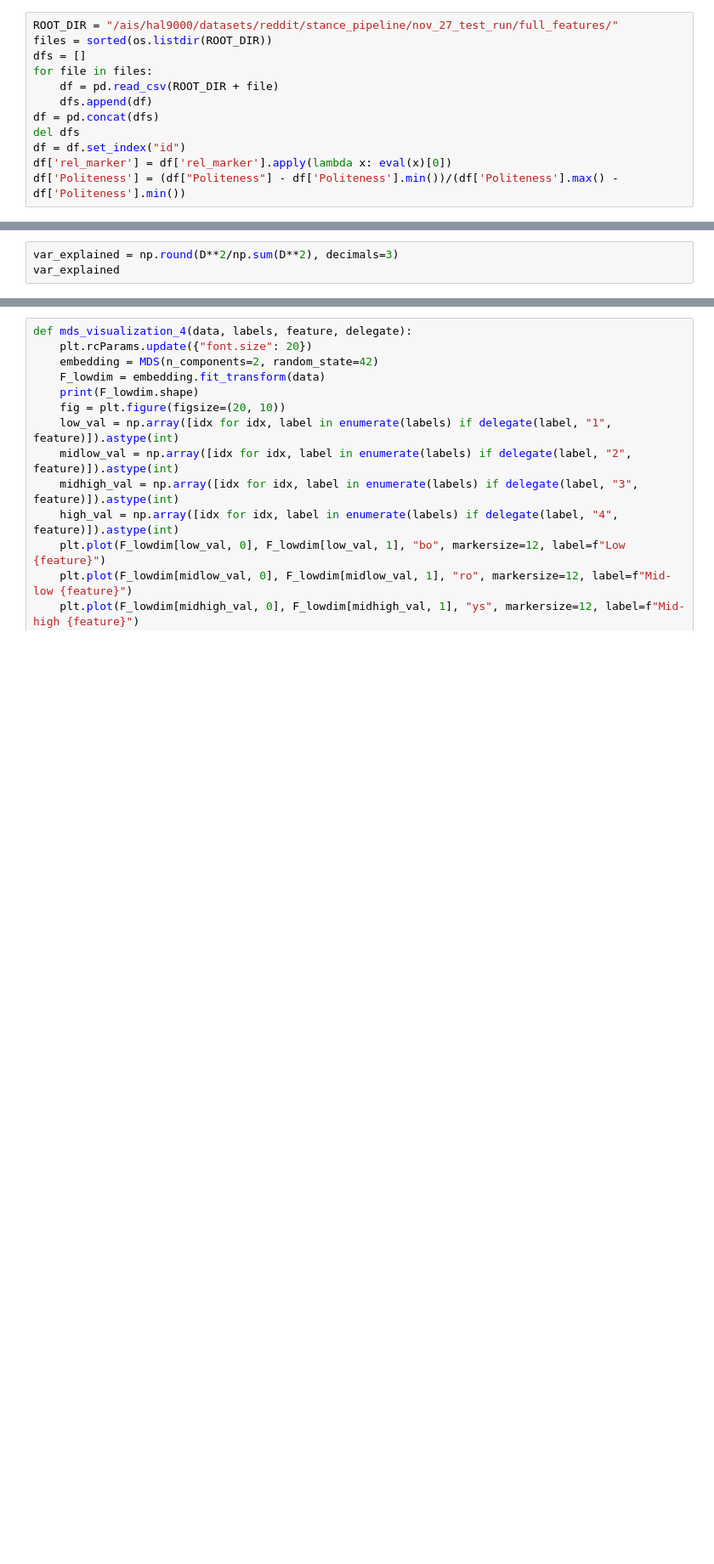
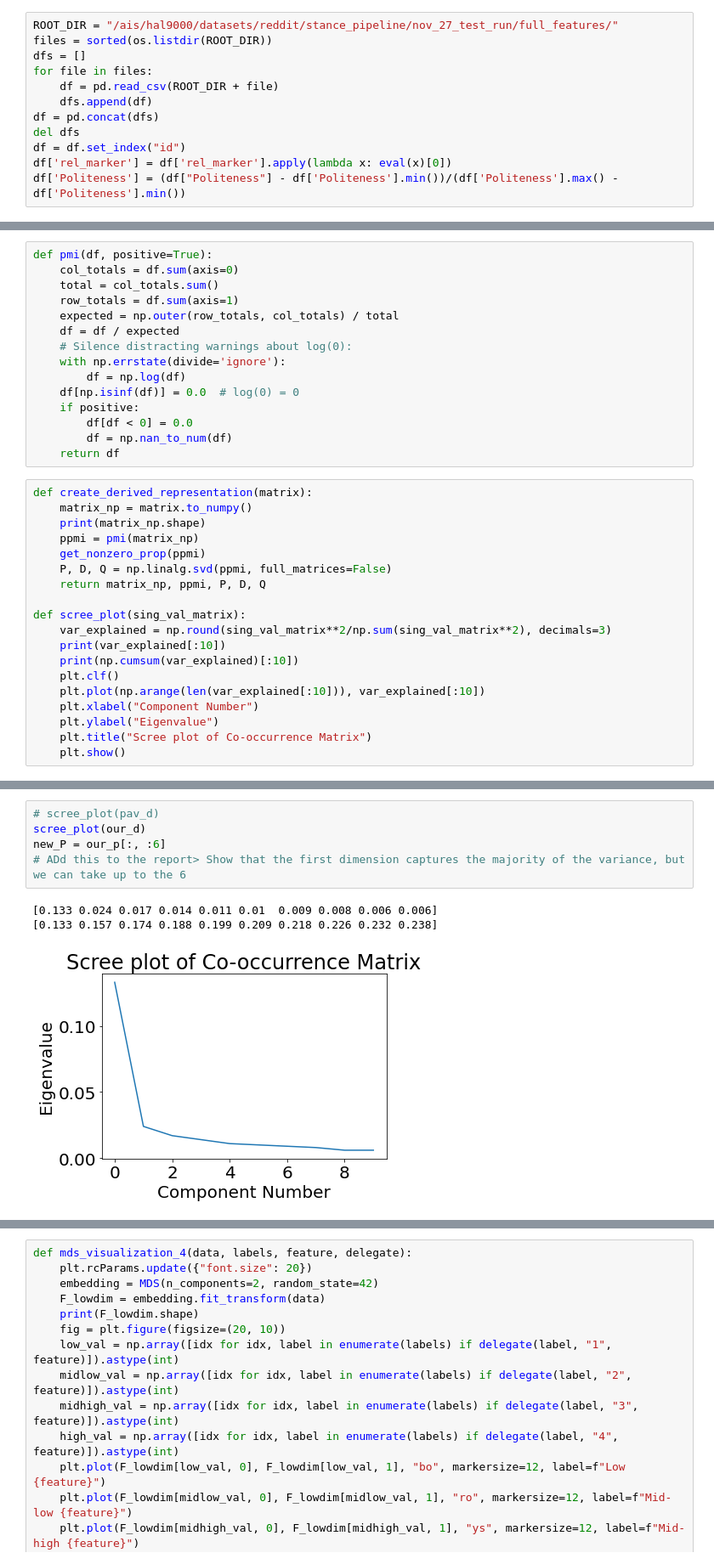
Before and after one commit to jaikaggarwal/stancetaking, a Jupyter notebook: semantic_space/test_clustering.ipynb, the cells around one changed output, grey strips where cells are left out. Shown: that part at 85% size. Drawn from its saved outputs; the diff is of its cells as text; blank space fills up the shorter version.

```diff
--- a/semantic_space/test_clustering.ipynb
+++ b/semantic_space/test_clustering.ipynb
@@ -177,3 +57,0 @@ P, D, Q = np.linalg.svd(cooc_matrix_np, full_matrices=False)
-# %%
-var_explained = np.round(D**2/np.sum(D**2), decimals=3)
-var_explained
@@ -229,0 +152,34 @@ def mds_visualization_2(data, labels, feature, delegate):
+# %%
+def pmi(df, positive=True):
+    col_totals = df.sum(axis=0)
+    total = col_totals.sum()
+    row_totals = df.sum(axis=1)
+    expected = np.outer(row_totals, col_totals) / total
+    df = df / expected
+    # Silence distracting warnings about log(0):
+    with np.errstate(divide='ignore'):
+        df = np.log(df)
+    df[np.isinf(df)] = 0.0  # log(0) = 0
+    if positive:
+        df[df < 0] = 0.0
+        df = np.nan_to_num(df)
+    return df
+# %%
+def create_derived_representation(matrix):
+    matrix_np = matrix.to_numpy()
+    print(matrix_np.shape)
+    ppmi = pmi(matrix_np)
+    get_nonzero_prop(ppmi)
+    P, D, Q = np.linalg.svd(ppmi, full_matrices=False)
+    return matrix_np, ppmi, P, D, Q
+
+def scree_plot(sing_val_matrix):
+    var_explained = np.round(sing_val_matrix**2/np.sum(sing_val_matrix**2), decimals=3)
+    print(var_explained[:10])
+    print(np.cumsum(var_explained)[:10])
+    plt.clf()
+    plt.plot(np.arange(len(var_explained[:10])), var_explained[:10])
+    plt.xlabel("Component Number")
+    plt.ylabel("Eigenvalue")
+    plt.title("Scree plot of Co-occurrence Matrix")
+    plt.show()
@@ -229,0 +194,9 @@ def mds_visualization_2(data, labels, feature, delegate):
+# %%
+# scree_plot(pav_d)
+scree_plot(our_d)
+new_P = our_p[:, :6]
+# ADd this to the report> Show that the first dimension captures the majority of the variance, but we can take up to the 6
+# %% [output]
+[0.133 0.024 0.017 0.014 0.011 0.01  0.009 0.008 0.006 0.006]
+[0.133 0.157 0.174 0.188 0.199 0.209 0.218 0.226 0.232 0.238]
+[figure, added]
```
Also changed, not shown: parts of 60 cells of this notebook.
